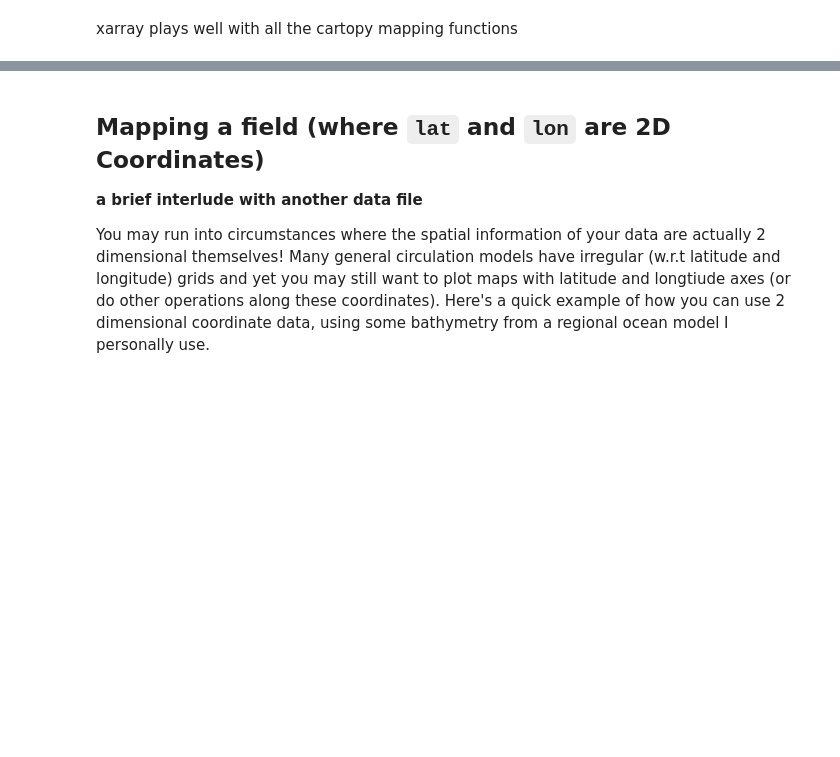
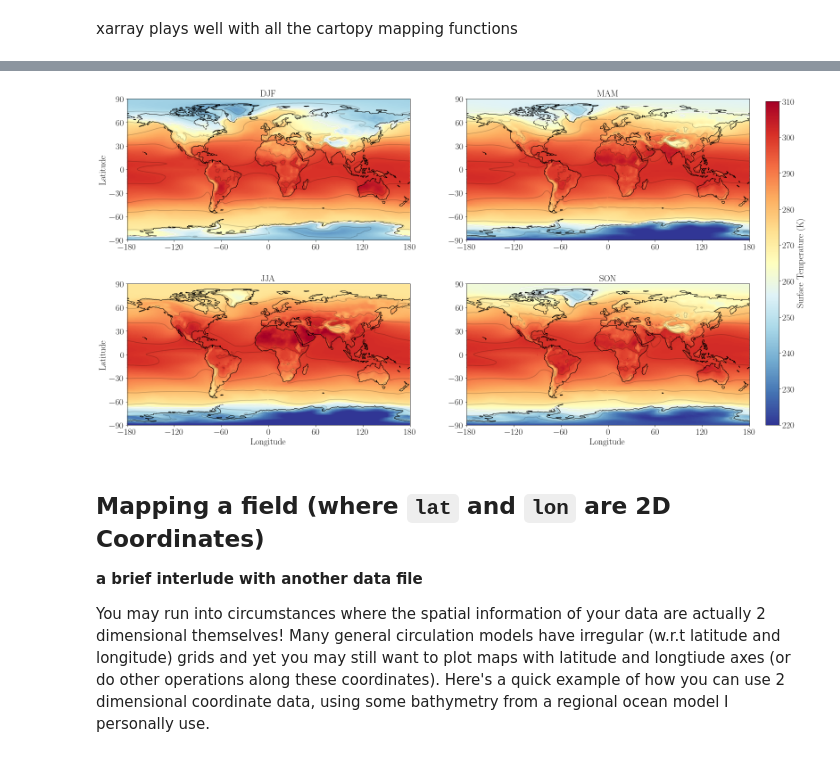
Before and after one commit to ruth-moorman/xarray-tutorial-surf23, a Jupyter notebook: introduction-to-xarray.ipynb, the cells around one changed output, grey strips where cells are left out. Saved outputs shown, nothing was run; the diff lists cells and outputs as text; code cells hidden in the pictures; blank space fills up the shorter version.

Commit message:
add section on seasonal groupby

```diff
--- a/introduction-to-xarray.ipynb
+++ b/introduction-to-xarray.ipynb
@@ -261,0 +264,3 @@ cbar.set_label('Surface Temperature (K)', fontsize = 20)
+# %%
+tas_seasons = ds.tas.groupby('time.season').mean() # it's as simple as that!
+tas_seasons
@@ -262,3 +285,26 @@ cbar.set_label('Surface Temperature (K)', fontsize = 20)
+# %%
+fig, axes = plt.subplots(nrows=2, ncols=2, figsize=(25,14), subplot_kw={'projection': ccrs.PlateCarree()})
+for i, season in enumerate(('DJF', 'MAM', 'JJA', 'SON')):
+    seas_data = tas_seasons.sel(season=season) # select the season we want
+    ax=axes.flatten()[i]                       # specify the axis
+    ax.set_title(season, fontsize=20)
+    ax.set_global() # show the entire globe
+    ax.coastlines() # plot coastlines
+    c = ax.pcolormesh(seas_data.lon,seas_data.lat,seas_data, cmap='RdYlBu_r',transform=ccrs.PlateCarree(), vmin=220,vmax=310)
+    ax.contour(seas_data.lon,seas_data.lat,seas_data,levels=[240,250,260,270,280,290,300],colors=['k'],alpha=0.2,transform=ccrs.PlateCarree())
+    ax.contour(seas_data.lon,seas_data.lat,seas_data,levels=[260],colors=['w'],transform=ccrs.PlateCarree())
+    ax.set_xticks([-180,-120,-60,0,60,120,180])
+    ax.set_yticks([-90,-60,-30,0,30,60,90])
+    if i in (0,2):
+        ax.set_ylabel('Latitude')
+    if i in (2,3):
+        ax.set_xlabel('Longitude')
+cax = fig.add_axes([0.92, 0.14, 0.017, 0.72])
+cbar=plt.colorbar(c,cax = cax,orientation='vertical')
+cbar.set_label('Surface Temperature (K)', fontsize = 20)
+plt.show()
+# %% [output]
+[figure, added]
 # %% [markdown]
 ## Mapping a field (where `lat` and `lon` are 2D Coordinates)
 
```
Also changed, not shown: parts of 6 cells of this notebook.
